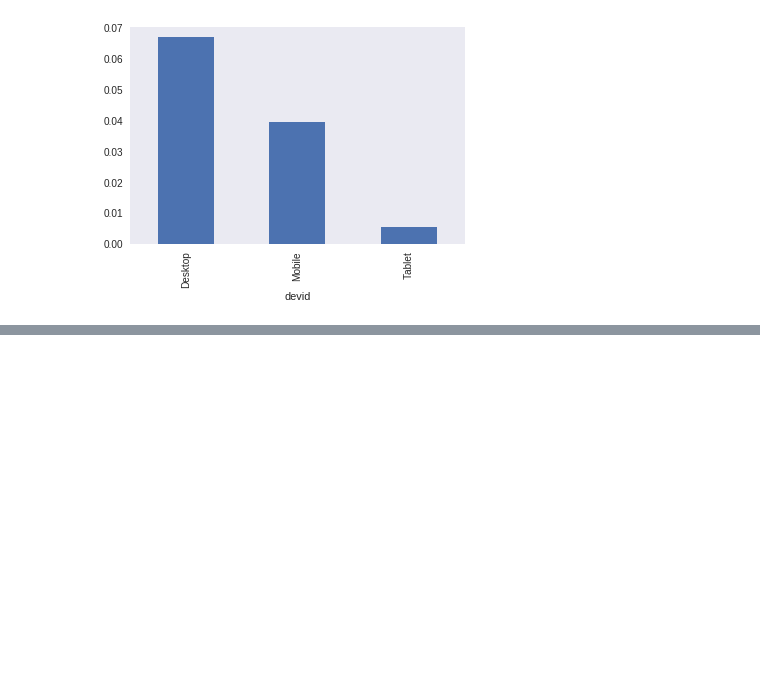
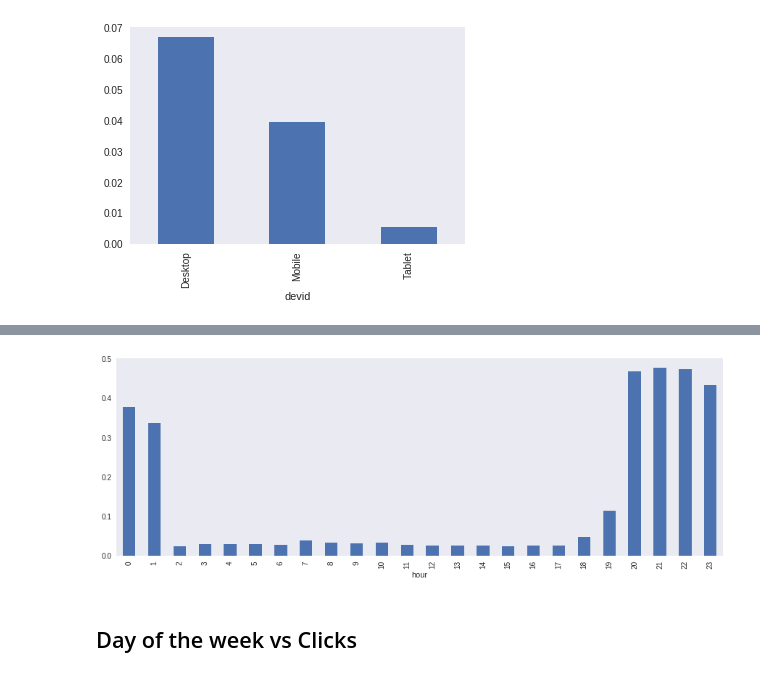
Before and after one commit to numb3r33/predict_ads, a Jupyter notebook: notebooks/Experiment5.ipynb, the cells around one changed output, grey strips where cells are left out. Drawn from its saved outputs; the diff is of its cells as text; code cells hidden in the pictures; blank space fills up the shorter version.

```diff
--- a/notebooks/Experiment5.ipynb
+++ b/notebooks/Experiment5.ipynb
@@ -129,0 +141,7 @@ train.groupby('devid')['click'].mean().plot(kind='bar');
+# %%
+fig, ax = plt.subplots(1, 1, figsize=(15, 5))
+train.groupby('hour')['click'].mean().plot(kind='bar', ax=ax);
+# %% [output]
+[figure, added]
+# %% [markdown]
+## Day of the week vs Clicks
```
Also changed, not shown: parts of 14 cells of this notebook, 1 other file.
